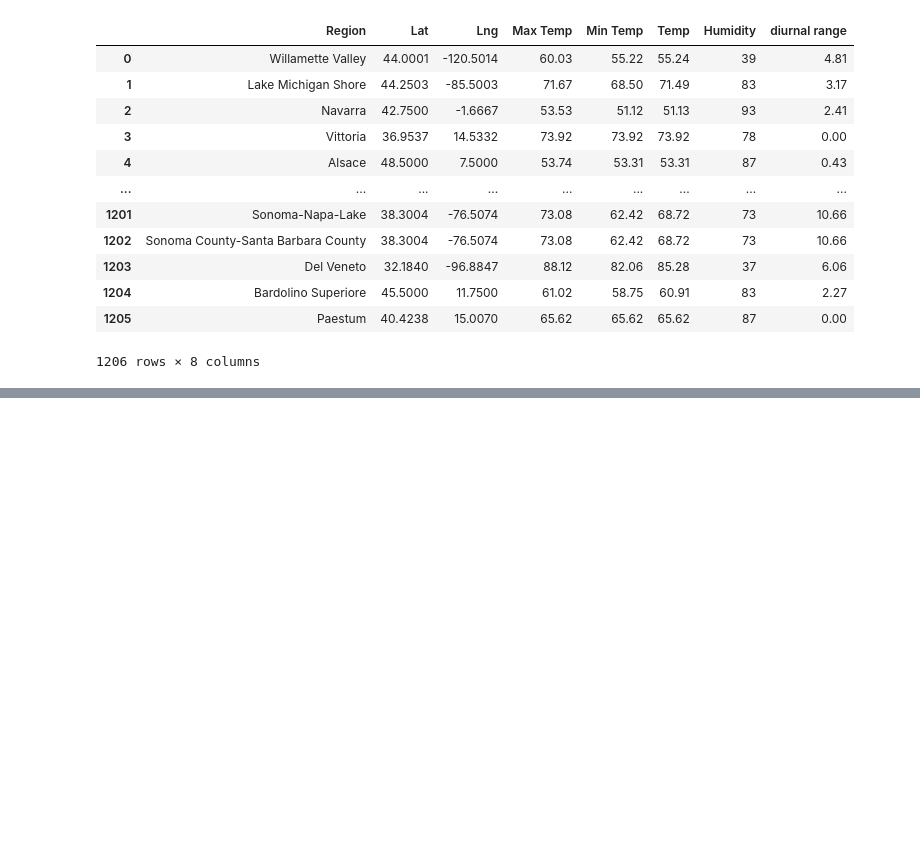
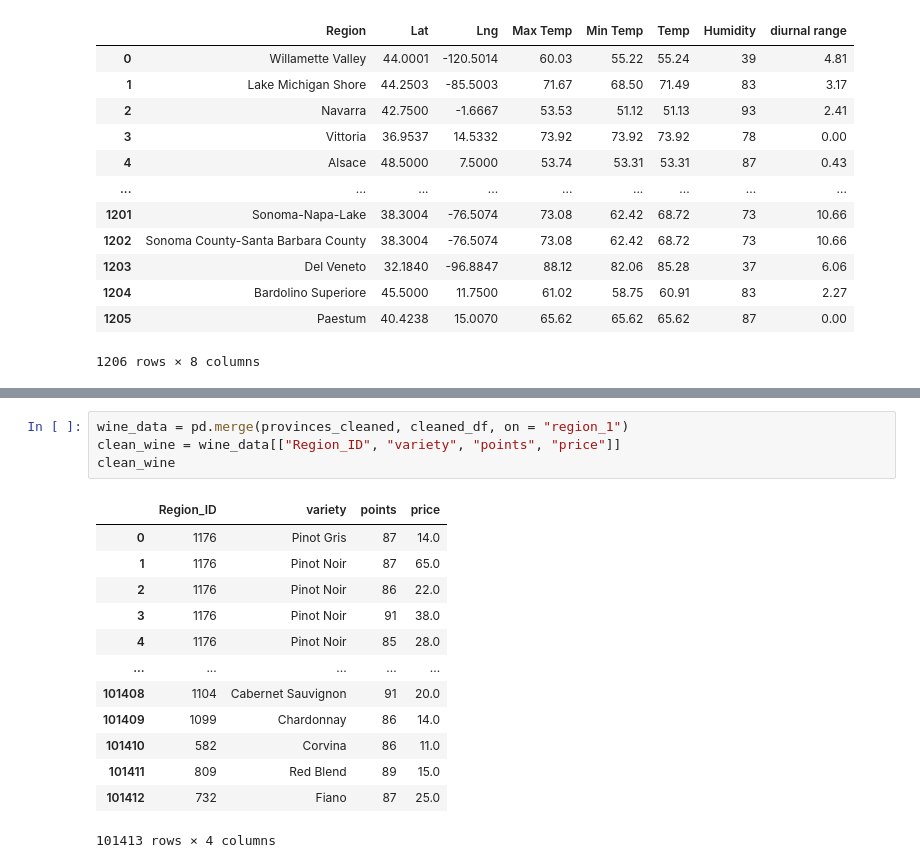
Before and after one commit to J-Schea29/ETL-Project, a Jupyter notebook: Wine_data.ipynb, the cells around one changed output, grey strips where cells are left out. Cells and saved outputs as stored; diff of their text form; blank space fills up the shorter version.

```diff
--- a/Wine_data.ipynb
+++ b/Wine_data.ipynb
@@ -223,0 +247,18 @@ See the caveats in the documentation: https://pandas.pydata.org/pandas-docs/stab
+# %%
+wine_data = pd.merge(provinces_cleaned, cleaned_df, on = "region_1")
+clean_wine = wine_data[["Region_ID", "variety", "points", "price"]]
+clean_wine
+# %% [output]
+|  | Region_ID | variety | points | price |
+| 0 | 1176 | Pinot Gris | 87 | 14.0 |
+| 1 | 1176 | Pinot Noir | 87 | 65.0 |
+| 2 | 1176 | Pinot Noir | 86 | 22.0 |
+| 3 | 1176 | Pinot Noir | 91 | 38.0 |
+| 4 | 1176 | Pinot Noir | 85 | 28.0 |
+| ... | ... | ... | ... | ... |
+| 101408 | 1104 | Cabernet Sauvignon | 91 | 20.0 |
+| 101409 | 1099 | Chardonnay | 86 | 14.0 |
+| 101410 | 582 | Corvina | 86 | 11.0 |
+| 101411 | 809 | Red Blend | 89 | 15.0 |
+| 101412 | 732 | Fiano | 87 | 25.0 |
+101413 rows × 4 columns
```
Also changed, not shown: parts of 2 cells of this notebook.
